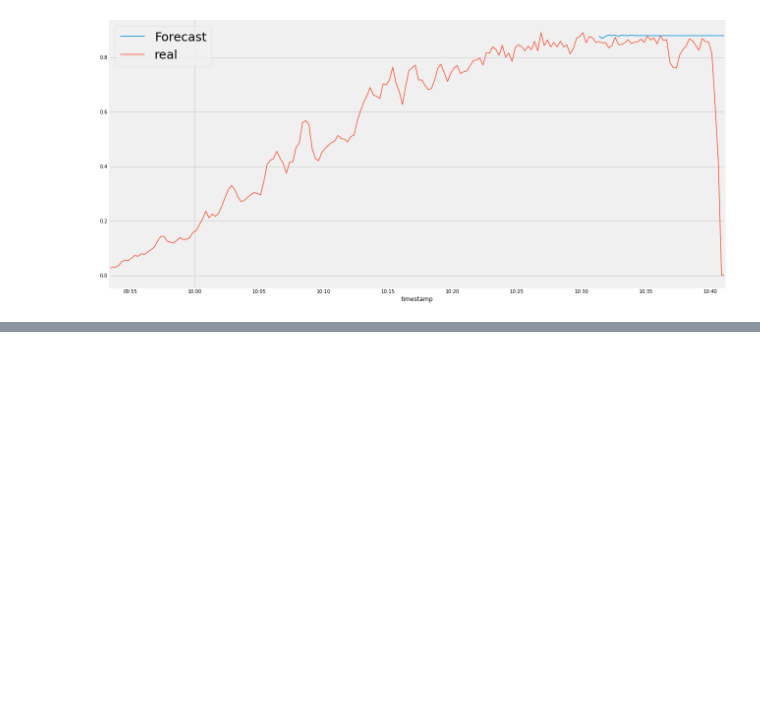
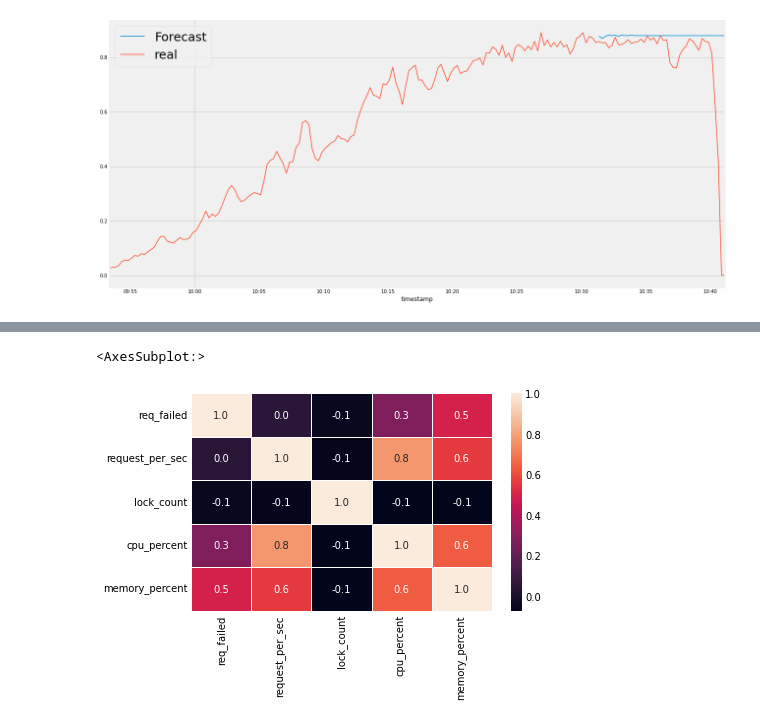
Before and after one commit to BureauTech/BTAlert-AI, a Jupyter notebook: jupyter/notebookV3.ipynb, the cells around one changed output, grey strips where cells are left out. Saved outputs shown, nothing was run; the diff lists cells and outputs as text; code cells hidden in the pictures; blank space fills up the shorter version.

Commit message:
Correlação com lock de banco

```diff
--- a/jupyter/notebookV3.ipynb
+++ b/jupyter/notebookV3.ipynb
@@ -216,3 +216,17 @@ ax.legend(prop={'size': 25})
 # %% [output]
 <matplotlib.legend.Legend at 0x...>
 [figure]
+# %%
+#start = '2022-05-24 17:39:11'
+start = '2022-05-24 18:22:32'
+#end = '2022-05-24 18:25:20'
+end = 'now'
+req_failed = req_failed_ia.load_metric_as_dataframe(start, end, 'btalert_failed_requests_percent', 'req_failed')
+requests_per_second = req_failed_ia.load_metric_as_dataframe(start, end, 'btalert_requests_per_second', 'request_per_sec')
+pg_lock_count = req_failed_ia.load_metric_as_dataframe(start, end, 'pg_lock_count', 'lock_count')
+max_cpu = req_failed_ia.load_metric_as_dataframe(start, end, 'max(rate(container_cpu_usage_seconds_total{image="api6-backend_cadastrol-server"}[1m:15s]))', 'cpu_percent')
+memory = req_failed_ia.load_metric_as_dataframe(start, end, 'container_memory_rss{name="cadastrol-server"} / container_spec_memory_limit_bytes{name="cadastrol-server"}', 'memory_percent')
+# %%
+res = None
+res = pd.concat([req_failed.reset_index(), requests_per_second.reset_index(), pg_lock_count.reset_index(), max_cpu.reset_index(), memory.reset_index()], axis=1)
+res.head(10)
@@ -218,0 +245,3 @@ ax.legend(prop={'size': 25})
+# %%
+res.index = [datetime.fromtimestamp(int(data)) for data in res.iloc[:,4]]
+res
@@ -218,0 +262,4 @@ ax.legend(prop={'size': 25})
+# %%
+res.drop(columns='timestamp', inplace=True)
+res = res.fillna(0)
+res
@@ -218,0 +280,7 @@ ax.legend(prop={'size': 25})
+# %%
+corr = res.corr()
+plot = sn.heatmap(corr, annot=True, fmt='0.1f', linewidths=.6)
+plot
+# %% [output]
+<AxesSubplot:>
+[figure, added]
```
Also changed, not shown: parts of 4 cells of this notebook, 4 other files.
